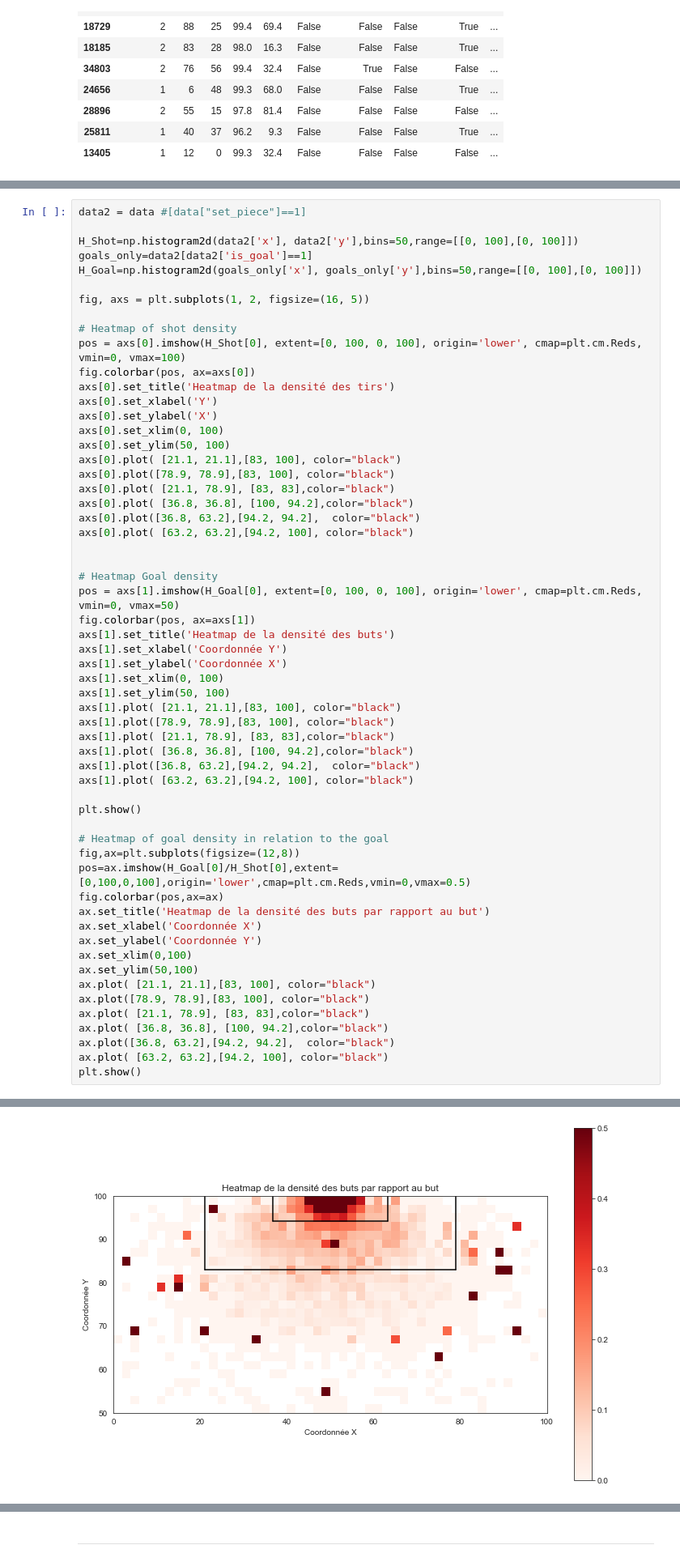
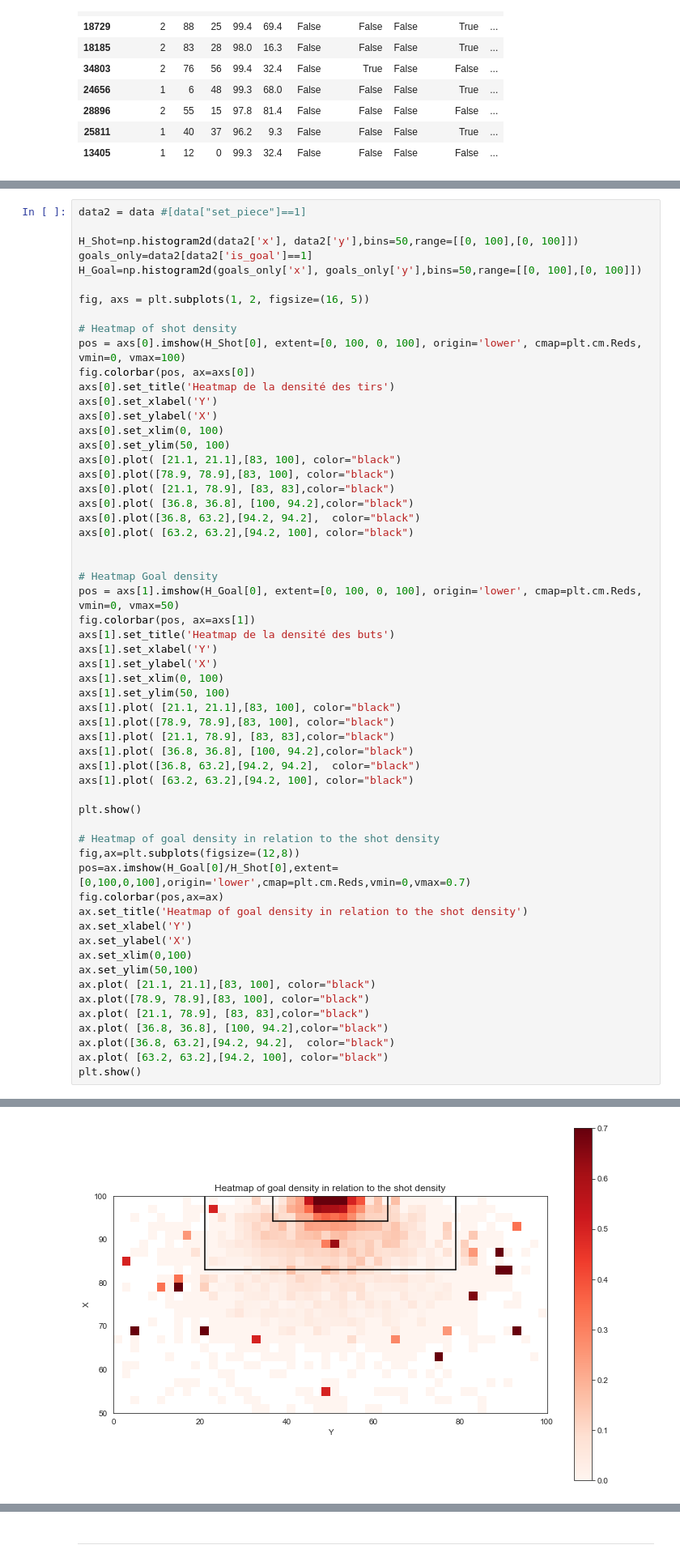
Before and after one commit to tomasnp/xG_model, a Jupyter notebook: xG_model.ipynb, the cells around one changed output, grey strips where cells are left out. Shown: that part at 81% size. Saved outputs shown, nothing was run; the diff lists cells and outputs as text.

```diff
--- a/xG_model.ipynb
+++ b/xG_model.ipynb
@@ -113,8 +117,8 @@ axs[0].plot( [63.2, 63.2],[94.2, 100], color="black")
 pos = axs[1].imshow(H_Goal[0], extent=[0, 100, 0, 100], origin='lower', cmap=plt.cm.Reds, vmin=0, vmax=50)
 fig.colorbar(pos, ax=axs[1])
 axs[1].set_title('Heatmap de la densité des buts')
-axs[1].set_xlabel('Coordonnée Y')
-axs[1].set_ylabel('Coordonnée X')
+axs[1].set_xlabel('Y')
+axs[1].set_ylabel('X')
 axs[1].set_xlim(0, 100)
 axs[1].set_ylim(50, 100)
 axs[1].plot( [21.1, 21.1],[83, 100], color="black")
@@ -126,13 +130,13 @@ axs[1].plot( [63.2, 63.2],[94.2, 100], color="black")
 
 plt.show()
 
-# Heatmap of goal density in relation to the goal
+# Heatmap of goal density in relation to the shot density
 fig,ax=plt.subplots(figsize=(12,8))
-pos=ax.imshow(H_Goal[0]/H_Shot[0],extent=[0,100,0,100],origin='lower',cmap=plt.cm.Reds,vmin=0,vmax=0.5)
+pos=ax.imshow(H_Goal[0]/H_Shot[0],extent=[0,100,0,100],origin='lower',cmap=plt.cm.Reds,vmin=0,vmax=0.7)
 fig.colorbar(pos,ax=ax)
-ax.set_title('Heatmap de la densité des buts par rapport au but')
-ax.set_xlabel('Coordonnée X')
-ax.set_ylabel('Coordonnée Y')
+ax.set_title('Heatmap of goal density in relation to the shot density')
+ax.set_xlabel('Y')
+ax.set_ylabel('X')
 ax.set_xlim(0,100)
 ax.set_ylim(50,100)
 ax.plot( [21.1, 21.1],[83, 100], color="black")
@@ -147,4 +151,4 @@ plt.show()
-[figure, old version]
+[figure, new version]
 # %%
 fig, axs = plt.subplots(1, 2, figsize=(14, 6))
 
```
Also changed, not shown: parts of 46 cells of this notebook.
